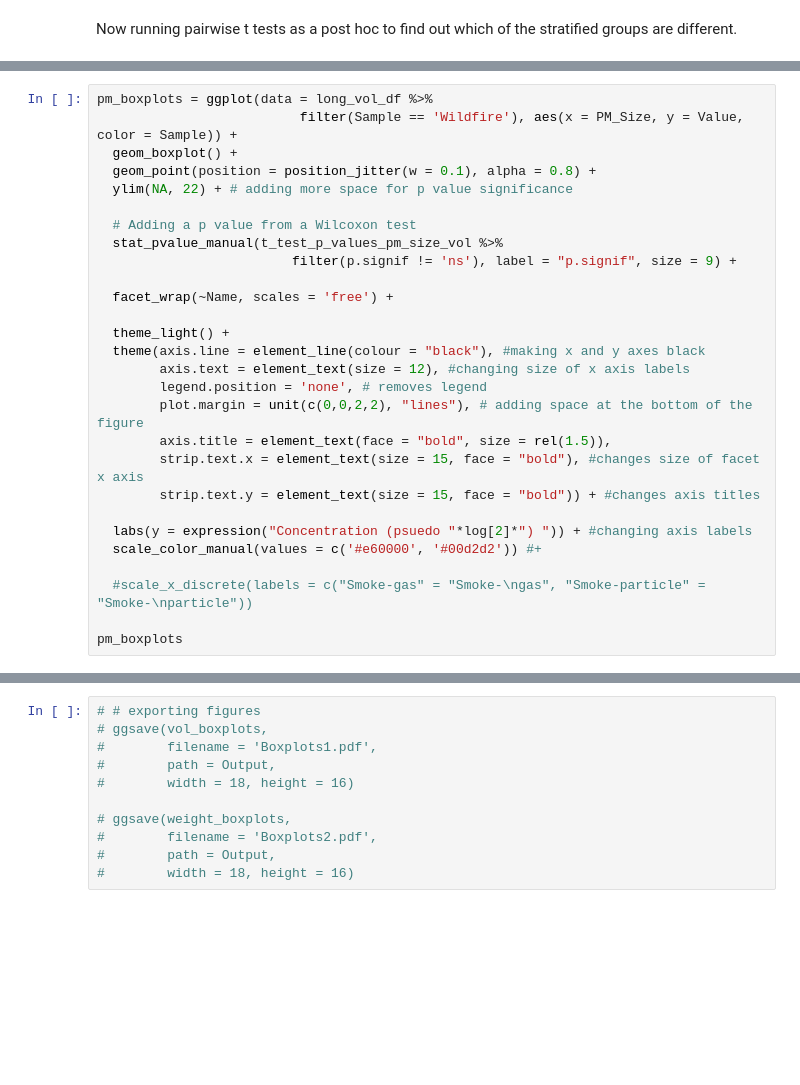
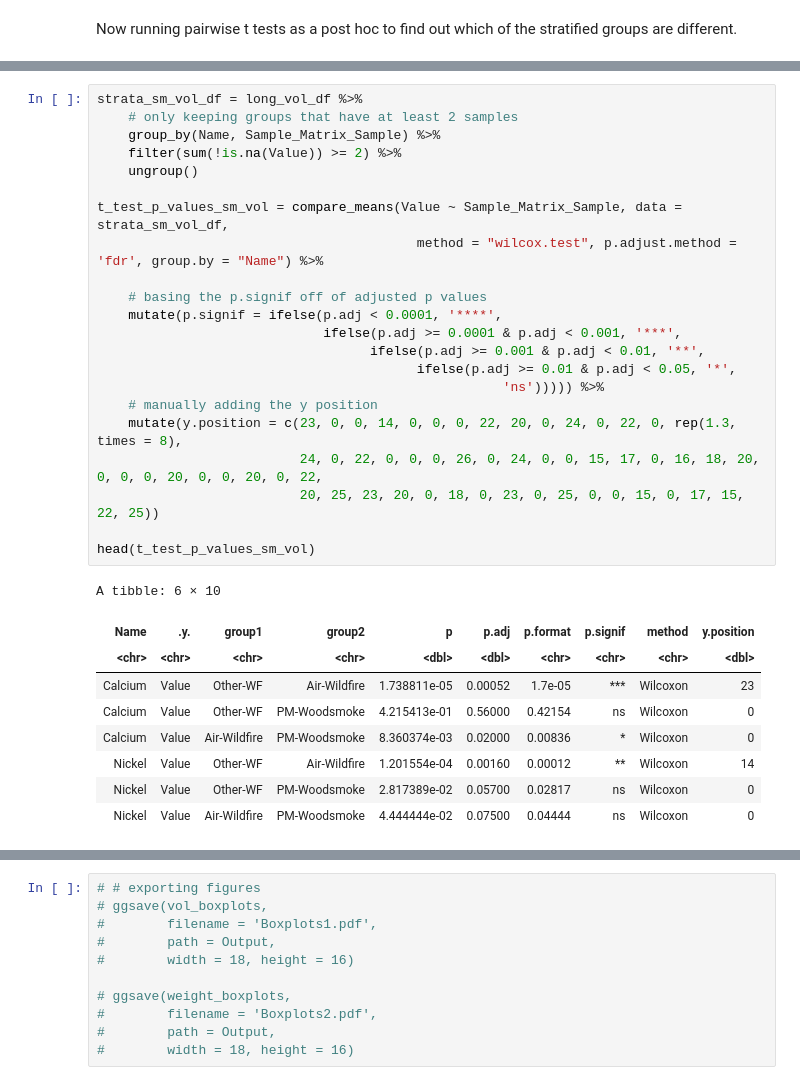
Before and after one commit to UNC-CEMALB/P1015.-Wildfire_Suffcient_Similiarity, a Jupyter notebook: 3. Individual Distribution Analyses/Boxplots.ipynb, the cells around one changed output, grey strips where cells are left out. Cells and saved outputs as stored; diff of their text form; blank space fills up the shorter version.

```diff
--- a/3. Individual Distribution Analyses/Boxplots.ipynb
+++ b/3. Individual Distribution Analyses/Boxplots.ipynb
@@ -680,28 +621,32 @@ sm_boxplots
-# %%
-pm_boxplots = ggplot(data = long_vol_df %>%
-                          filter(Sample == 'Wildfire'), aes(x = PM_Size, y = Value, color = Sample)) +
-  geom_boxplot() +
-  geom_point(position = position_jitter(w = 0.1), alpha = 0.8) +
-  ylim(NA, 22) + # adding more space for p value significance
-
-  # Adding a p value from a Wilcoxon test
-  stat_pvalue_manual(t_test_p_values_pm_size_vol %>%
-                         filter(p.signif != 'ns'), label = "p.signif", size = 9) +
-
-  facet_wrap(~Name, scales = 'free') +
-
-  theme_light() +
-  theme(axis.line = element_line(colour = "black"), #making x and y axes black
-        axis.text = element_text(size = 12), #changing size of x axis labels
-        legend.position = 'none', # removes legend
-        plot.margin = unit(c(0,0,2,2), "lines"), # adding space at the bottom of the figure
-        axis.title = element_text(face = "bold", size = rel(1.5)),
-        strip.text.x = element_text(size = 15, face = "bold"), #changes size of facet x axis
-        strip.text.y = element_text(size = 15, face = "bold")) + #changes axis titles
-
-  labs(y = expression("Concentration (psuedo "*log[2]*") ")) + #changing axis labels
-  scale_color_manual(values = c('#e60000', '#00d2d2')) #+
-
-  #scale_x_discrete(labels = c("Smoke-gas" = "Smoke-\ngas", "Smoke-particle" = "Smoke-\nparticle"))
-
-pm_boxplots
+# %%
+strata_sm_vol_df = long_vol_df %>%
+    # only keeping groups that have at least 2 samples
+    group_by(Name, Sample_Matrix_Sample) %>%
+    filter(sum(!is.na(Value)) >= 2) %>%
+    ungroup()
+
+t_test_p_values_sm_vol = compare_means(Value ~ Sample_Matrix_Sample, data = strata_sm_vol_df,
+                                         method = "wilcox.test", p.adjust.method = 'fdr', group.by = "Name") %>%
+
+    # basing the p.signif off of adjusted p values
+    mutate(p.signif = ifelse(p.adj < 0.0001, '****',
+                             ifelse(p.adj >= 0.0001 & p.adj < 0.001, '***',
+                                   ifelse(p.adj >= 0.001 & p.adj < 0.01, '**',
+                                         ifelse(p.adj >= 0.01 & p.adj < 0.05, '*',
+                                                    'ns'))))) %>%
+    # manually adding the y position
+    mutate(y.position = c(23, 0, 0, 14, 0, 0, 0, 22, 20, 0, 24, 0, 22, 0, rep(1.3, times = 8),
+                          24, 0, 22, 0, 0, 0, 26, 0, 24, 0, 0, 15, 17, 0, 16, 18, 20, 0, 0, 0, 20, 0, 0, 20, 0, 22,
+                          20, 25, 23, 20, 0, 18, 0, 23, 0, 25, 0, 0, 15, 0, 17, 15, 22, 25))
+
+head(t_test_p_values_sm_vol)
+# %% [output]
+A tibble: 6 × 10
+| Name | .y. | group1 | group2 | p | p.adj | p.format | p.signif | method | y.position |
+| <chr> | <chr> | <chr> | <chr> | <dbl> | <dbl> | <chr> | <chr> | <chr> | <dbl> |
+| Calcium | Value | Other-WF | Air-Wildfire | 1.738811e-05 | 0.00052 | 1.7e-05 | *** | Wilcoxon | 23 |
+| Calcium | Value | Other-WF | PM-Woodsmoke | 4.215413e-01 | 0.56000 | 0.42154 | ns | Wilcoxon | 0 |
+| Calcium | Value | Air-Wildfire | PM-Woodsmoke | 8.360374e-03 | 0.02000 | 0.00836 | * | Wilcoxon | 0 |
+| Nickel | Value | Other-WF | Air-Wildfire | 1.201554e-04 | 0.00160 | 0.00012 | ** | Wilcoxon | 14 |
+| Nickel | Value | Other-WF | PM-Woodsmoke | 2.817389e-02 | 0.05700 | 0.02817 | ns | Wilcoxon | 0 |
+| Nickel | Value | Air-Wildfire | PM-Woodsmoke | 4.444444e-02 | 0.07500 | 0.04444 | ns | Wilcoxon | 0 |
```
Also changed, not shown: parts of 14 cells of this notebook.
